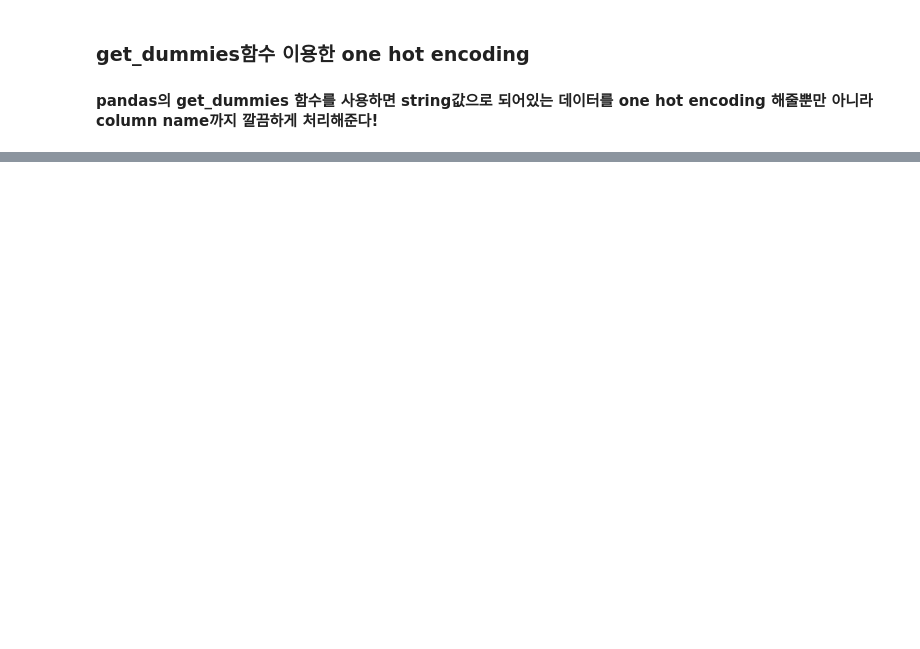
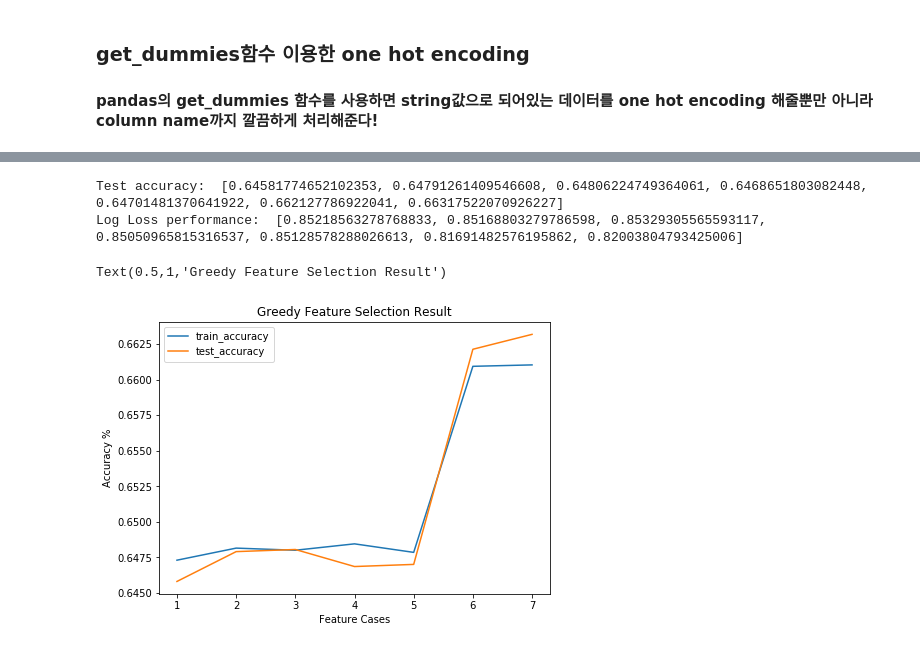
Before and after one commit to frozendrpepper/ML_Project, a Jupyter notebook: Project_temp.ipynb, the cells around one changed output, grey strips where cells are left out. Cells and saved outputs as stored; diff of their text form; code cells hidden in the pictures; blank space fills up the shorter version.

```diff
--- a/Project_temp.ipynb
+++ b/Project_temp.ipynb
@@ -613,7 +638,7 @@ data_combined['AnimalType'] = data_combined['AnimalType'].map(animal_type_mappin
 # %% [markdown]
 ### 결과값 'OutcomeType' 전처리 -> Animal mapping과 동일한 방법으로 .map()함수를 이용하여 전처리 진행
 # %%
-outcome_mapping = {'Return_to_owner':1, 'Euthanasia':2, 'Adoption':3, 'Transfer':4, 'Died':5}
+outcome_mapping = {'Adoption':1, 'Died':2, 'Euthanasia':3, 'Return_to_owner':4, 'Transfer':5}
 dfY = dfY.map(outcome_mapping)
 # %%
 print(dfY)
@@ -1064,0 +1206,13 @@ outcomesubtype_le = pd.get_dummies(data_train[['OutcomeSubtype']])
+# %%
+#Train dummy variable features
+main_color_gd_train = main_color_gd.iloc[:26729, :]
+sub_color_gd_train = sub_color_gd.iloc[:26729, :]
+main_breed_gd_train = main_breed_gd.iloc[:26729, :]
+sub_breed_gd_train = sub_breed_gd.iloc[:26729, :]
+year_gd_train = year_gd.iloc[:26729, :]
+month_gd_train = month_gd.iloc[:26729, :]
+day_gd_train = day_gd.iloc[:26729, :]
+hour_gd_train = hour_gd.iloc[:26729, :]
+size_gd_train = size_gd.iloc[:26729, :]
+sex_gd_train = sex_gd.iloc[:26729, :]
+season_gd_train = season_gd.iloc[:26729, :]
@@ -1064,0 +1271,39 @@ outcomesubtype_le = pd.get_dummies(data_train[['OutcomeSubtype']])
+# %%
+'''dfY is always fixed'''
+
+dummy_cont = data_train_final[['Name', 'AnimalType', 'AgeuponOutcome', 'Rank']]
+
+dfX = pd.concat([dummy_cont, main_breed_gd_train, main_color_gd_train, month_gd_train, year_gd_train, sex_gd_train], axis = 1)
+dfX2 = pd.concat([dummy_cont, main_breed_gd_train, sub_breed_gd_train, main_color_gd_train, sub_color_gd_train,
+                  month_gd_train, year_gd_train, sex_gd_train], axis = 1)
+dfX3 = pd.concat([dummy_cont, size_gd_train, main_color_gd_train, sub_color_gd_train, month_gd_train, year_gd_train,
+                  sex_gd_train], axis = 1)
+dfX4 = pd.concat([dummy_cont, size_gd_train, main_breed_gd_train, sub_breed_gd_train, main_color_gd_train,
+                  sub_color_gd_train, month_gd_train, year_gd_train, sex_gd_train], axis = 1)
+dfX5 = pd.concat([dummy_cont, main_breed_gd_train, sub_breed_gd_train, main_color_gd_train, sub_color_gd_train,
+                  season_gd_train, sex_gd_train], axis = 1)
+dfX6 = pd.concat([dummy_cont, size_gd_train, main_breed_gd_train, sub_breed_gd_train, main_color_gd_train, sub_color_gd_train,
+                 year_gd_train, month_gd_train, day_gd_train, hour_gd_train, sex_gd_train], axis = 1)
+dfX7 = pd.concat([dummy_cont, size_gd_train, main_color_gd_train, sub_color_gd_train,
+                 year_gd_train, month_gd_train, day_gd_train, hour_gd_train, sex_gd_train], axis = 1)
+# %%
+%%time
+dfX_list = [dfX, dfX2, dfX3, dfX4, dfX5, dfX6, dfX7]
+train_compile, test_compile, logLoss_compile = greedy_selector(dfX_list, dfY)
+# %%
+print('Test accuracy: ', test_compile)
+print('Log Loss performance: ', logLoss_compile)
+# %% [output]
+Test accuracy:  [0.64581774652102353, 0.64791261409546608, 0.64806224749364061, 0.6468651803082448, 0.64701481370641922, 0.662127786922041, 0.66317522070926227]
+Log Loss performance:  [0.85218563278768833, 0.85168803279786598, 0.85329305565593117, 0.85050965815316537, 0.85128578288026613, 0.81691482576195862, 0.82003804793425006]
+# %%
+plt.figure(figsize = (7, 5))
+plt.plot(range(1, 8), train_compile, label = 'train_accuracy')
+plt.plot(range(1, 8), test_compile, label = 'test_accuracy')
+plt.legend()
+plt.xlabel('Feature Cases')
+plt.ylabel('Accuracy %')
+plt.title('Greedy Feature Selection Result')
+# %% [output]
+Text(0.5,1,'Greedy Feature Selection Result')
+[figure, added]
```
Also changed, not shown: parts of 110 cells of this notebook, 5 other files.
